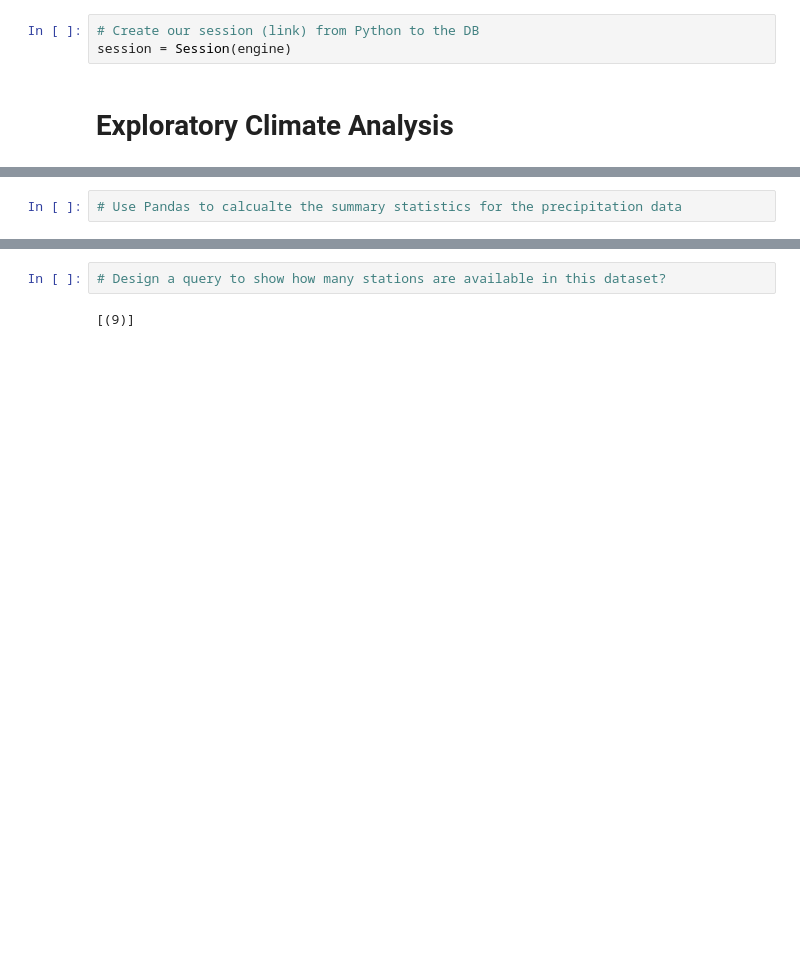
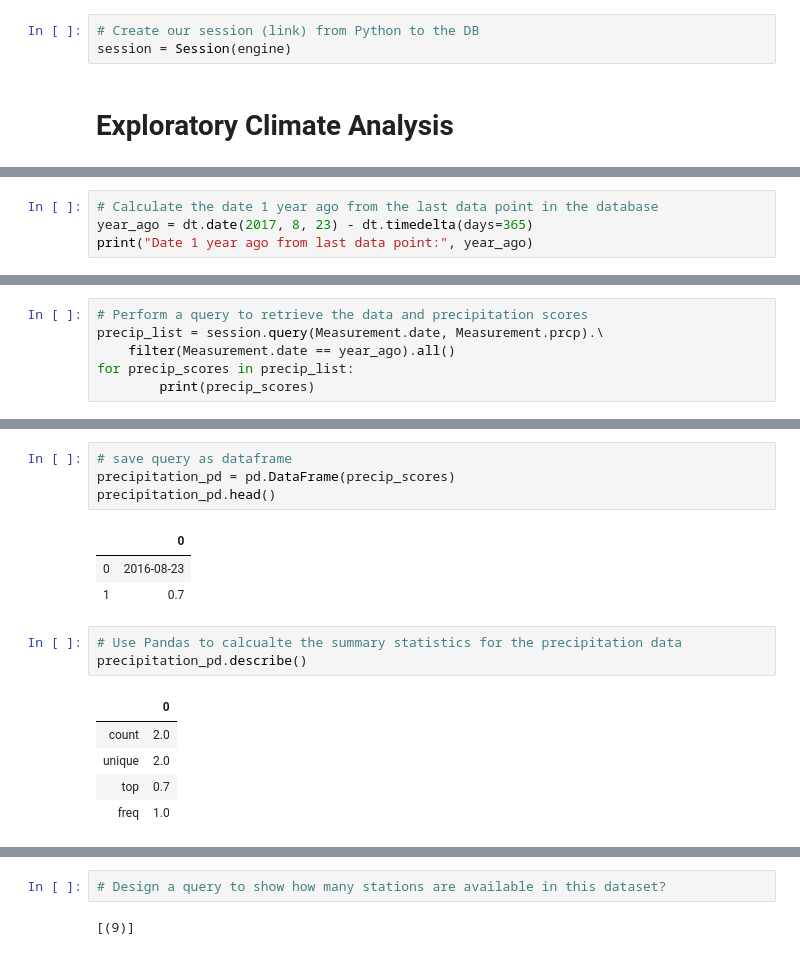
Before and after one commit to Erica2424/sqlalchemy-challenge, a Jupyter notebook: sqlalchemy-challenge.ipynb, the cells around one changed output, grey strips where cells are left out. Saved outputs shown, nothing was run; the diff lists cells and outputs as text; blank space fills up the shorter version.

```diff
--- a/sqlalchemy-challenge.ipynb
+++ b/sqlalchemy-challenge.ipynb
@@ -67,0 +123,4 @@ Query Date:  2016-08-23
+# %%
+# Calculate the date 1 year ago from the last data point in the database
+year_ago = dt.date(2017, 8, 23) - dt.timedelta(days=365)
+print("Date 1 year ago from last data point:", year_ago)
@@ -67,0 +129,6 @@ Query Date:  2016-08-23
+# %%
+# Perform a query to retrieve the data and precipitation scores
+precip_list = session.query(Measurement.date, Measurement.prcp).\
+    filter(Measurement.date == year_ago).all()
+for precip_scores in precip_list:
+        print(precip_scores)
@@ -68,7 +143,22 @@ Query Date:  2016-08-23
 # %% [markdown]
 ![precipitation](Images/precipitation.png)
+# %%
+# save query as dataframe
+precipitation_pd = pd.DataFrame(precip_scores)
+precipitation_pd.head()
+# %% [output]
+|  | 0 |
+| 0 | 2016-08-23 |
+| 1 | 0.7 |
 # %%
 # Use Pandas to calcualte the summary statistics for the precipitation data
+precipitation_pd.describe()
+# %% [output]
+|  | 0 |
+| count | 2.0 |
+| unique | 2.0 |
+| top | 0.7 |
+| freq | 1.0 |
 # %% [markdown]
 ![describe](Images/describe.png)
 # %%
```
Also changed, not shown: parts of 4 cells of this notebook.
